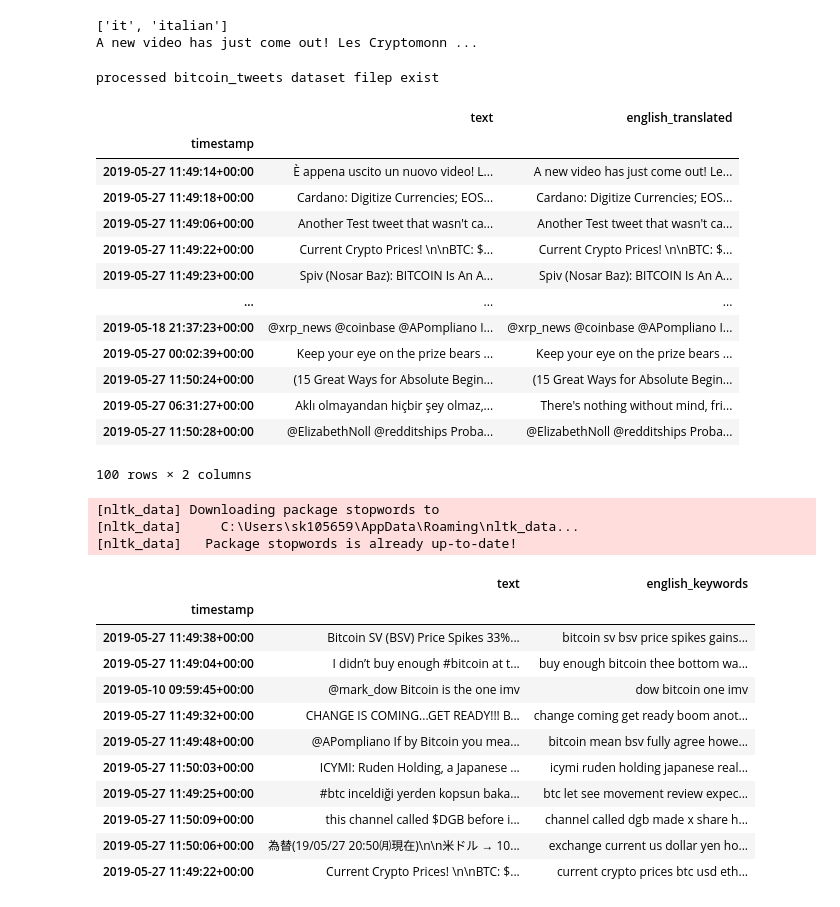
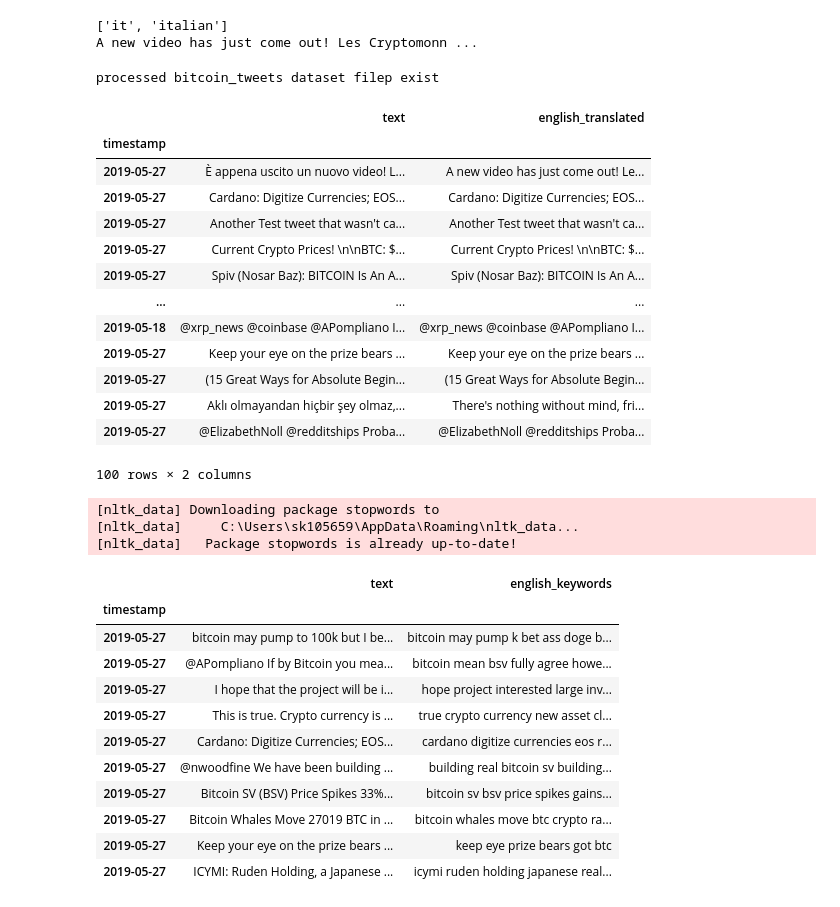
Before and after one commit to sachin376/learning-bigdata-project3-crypto_tweets_analysis, a Jupyter notebook: Project_crypto_tweets_analysis_v1.ipynb, the cells around one changed output. Saved outputs shown, nothing was run; the diff lists cells and outputs as text; code cells hidden in the pictures.

```diff
--- a/Project_crypto_tweets_analysis_v1.ipynb
+++ b/Project_crypto_tweets_analysis_v1.ipynb
@@ -191,38 +207,42 @@ def read_clean_process_write_input_file(input_file):
 # %%
 # todo: Note the seperator delimeter. orginal file has ';' and processed file has ','.
 # Should be good across complete file
 
 import os.path
 from os import path
 processed_bitcoin_tweets_dataset_filepath
 
 if path.exists(processed_bitcoin_tweets_dataset_filepath):
     print ("processed bitcoin_tweets dataset filep exist")
 else:
     print ("processed bitcoin_tweets dataset file does not exist")
     read_clean_process_write_input_file(bitcoin_tweets_dataset_filepath)
 
 
 processed_bitcoin_tweets_dataset_df = pd.read_csv(processed_bitcoin_tweets_dataset_filepath, sep=',')
-processed_bitcoin_tweets_dataset_df['timestamp'] = pd.to_datetime(processed_bitcoin_tweets_dataset_df['timestamp'])
+
+# Strip time information from the column 'timestamp'
+# processed_bitcoin_tweets_dataset_df['timestamp'] = pd.to_datetime(processed_bitcoin_tweets_dataset_df['timestamp'], utc=True)
+processed_bitcoin_tweets_dataset_df['timestamp'] = pd.to_datetime(processed_bitcoin_tweets_dataset_df['timestamp']).dt.date
+
 processed_bitcoin_tweets_dataset_df = processed_bitcoin_tweets_dataset_df.set_index(['timestamp'])
 # display(processed_bitcoin_tweets_dataset_df.info())
 display(processed_bitcoin_tweets_dataset_df)
 # %% [output]
 processed bitcoin_tweets dataset filep exist
 |  | text | english_translated |
 | timestamp |  |  |
-| 2019-05-27 11:49:14+00:00 | È appena uscito un nuovo video! L... | A new video has just come out! Le... |
-| 2019-05-27 11:49:18+00:00 | Cardano: Digitize Currencies; EOS... | Cardano: Digitize Currencies; EOS... |
-| 2019-05-27 11:49:06+00:00 | Another Test tweet that wasn't ca... | Another Test tweet that wasn't ca... |
-| 2019-05-27 11:49:22+00:00 | Current Crypto Prices! \n\nBTC: $... | Current Crypto Prices! \n\nBTC: $... |
-| 2019-05-27 11:49:23+00:00 | Spiv (Nosar Baz): BITCOIN Is An A... | Spiv (Nosar Baz): BITCOIN Is An A... |
+| 2019-05-27 | È appena uscito un nuovo video! L... | A new video has just come out! Le... |
+| 2019-05-27 | Cardano: Digitize Currencies; EOS... | Cardano: Digitize Currencies; EOS... |
+| 2019-05-27 | Another Test tweet that wasn't ca... | Another Test tweet that wasn't ca... |
+| 2019-05-27 | Current Crypto Prices! \n\nBTC: $... | Current Crypto Prices! \n\nBTC: $... |
+| 2019-05-27 | Spiv (Nosar Baz): BITCOIN Is An A... | Spiv (Nosar Baz): BITCOIN Is An A... |
 | ... | ... | ... |
-| 2019-05-18 21:37:23+00:00 | @xrp_news @coinbase @APompliano I... | @xrp_news @coinbase @APompliano I... |
-| 2019-05-27 00:02:39+00:00 | Keep your eye on the prize bears ... | Keep your eye on the prize bears ... |
-| 2019-05-27 11:50:24+00:00 | (15 Great Ways for Absolute Begin... | (15 Great Ways for Absolute Begin... |
-| 2019-05-27 06:31:27+00:00 | Aklı olmayandan hiçbir şey olmaz,... | There's nothing without mind, fri... |
-| 2019-05-27 11:50:28+00:00 | @ElizabethNoll @redditships Proba... | @ElizabethNoll @redditships Proba... |
+| 2019-05-18 | @xrp_news @coinbase @APompliano I... | @xrp_news @coinbase @APompliano I... |
+| 2019-05-27 | Keep your eye on the prize bears ... | Keep your eye on the prize bears ... |
+| 2019-05-27 | (15 Great Ways for Absolute Begin... | (15 Great Ways for Absolute Begin... |
+| 2019-05-27 | Aklı olmayandan hiçbir şey olmaz,... | There's nothing without mind, fri... |
+| 2019-05-27 | @ElizabethNoll @redditships Proba... | @ElizabethNoll @redditships Proba... |
 100 rows × 2 columns
 # %%
 import nltk
@@ -264,16 +284,16 @@ processed_bitcoin_tweets_dataset_df.sample(10)
 [nltk_data]   Package stopwords is already up-to-date!
 |  | text | english_keywords |
 | timestamp |  |  |
-| 2019-05-27 11:49:38+00:00 | Bitcoin SV (BSV) Price Spikes 33%... | bitcoin sv bsv price spikes gains... |
-| 2019-05-27 11:49:04+00:00 | I didn’t buy enough #bitcoin at t... | buy enough bitcoin thee bottom wa... |
-| 2019-05-10 09:59:45+00:00 | @mark_dow Bitcoin is the one imv | dow bitcoin one imv |
-| 2019-05-27 11:49:32+00:00 | CHANGE IS COMING...GET READY!!! B... | change coming get ready boom anot... |
-| 2019-05-27 11:49:48+00:00 | @APompliano If by Bitcoin you mea... | bitcoin mean bsv fully agree howe... |
-| 2019-05-27 11:50:03+00:00 | ICYMI: Ruden Holding, a Japanese ... | icymi ruden holding japanese real... |
-| 2019-05-27 11:49:25+00:00 | #btc inceldiği yerden kopsun baka... | btc let see movement review expec... |
-| 2019-05-27 11:50:09+00:00 | this channel called $DGB before i... | channel called dgb made x share h... |
-| 2019-05-27 11:50:06+00:00 | 為替(19/05/27 20:50㈪現在)\n\n米ドル → 10... | exchange current us dollar yen ho... |
-| 2019-05-27 11:49:22+00:00 | Current Crypto Prices! \n\nBTC: $... | current crypto prices btc usd eth... |
+| 2019-05-27 | bitcoin may pump to 100k but I be... | bitcoin may pump k bet ass doge b... |
+| 2019-05-27 | @APompliano If by Bitcoin you mea... | bitcoin mean bsv fully agree howe... |
+| 2019-05-27 | I hope that the project will be i... | hope project interested large inv... |
+| 2019-05-27 | This is true. Crypto currency is ... | true crypto currency new asset cl... |
+| 2019-05-27 | Cardano: Digitize Currencies; EOS... | cardano digitize currencies eos r... |
+| 2019-05-27 | @nwoodfine We have been building ... | building real bitcoin sv building... |
+| 2019-05-27 | Bitcoin SV (BSV) Price Spikes 33%... | bitcoin sv bsv price spikes gains... |
+| 2019-05-27 | Bitcoin Whales Move 27019 BTC in ... | bitcoin whales move btc crypto ra... |
+| 2019-05-27 | Keep your eye on the prize bears ... | keep eye prize bears got btc |
+| 2019-05-27 | ICYMI: Ruden Holding, a Japanese ... | icymi ruden holding japanese real... |
 # %%
 from textblob import TextBlob
 
```
Also changed, not shown: parts of 9 cells of this notebook.
